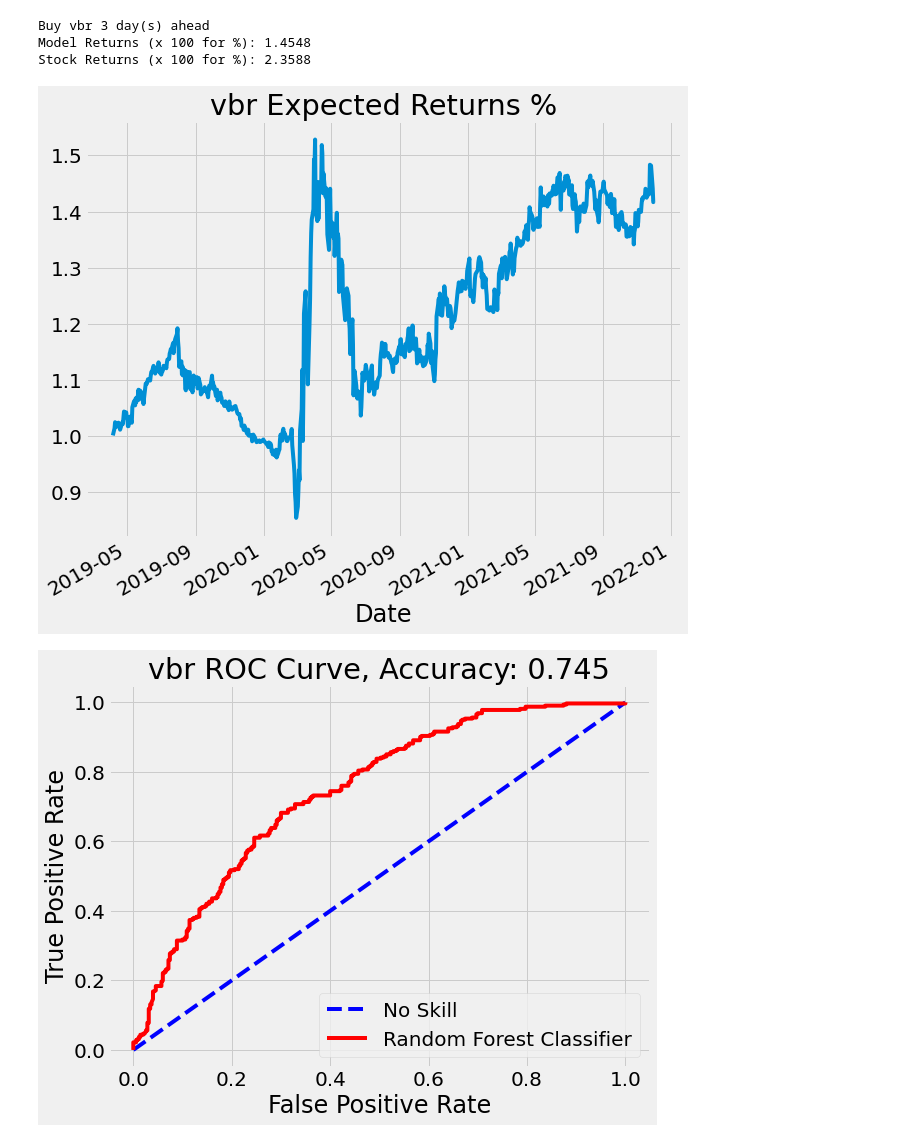
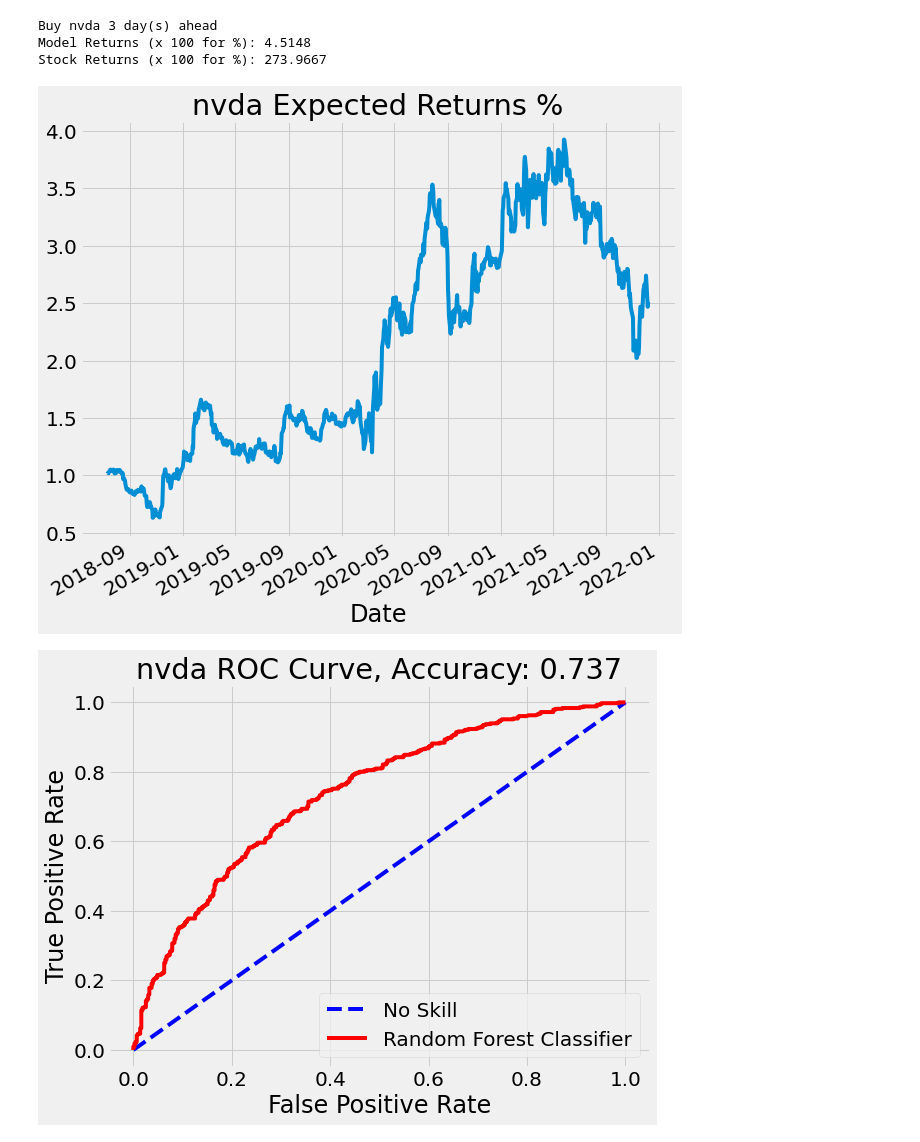
Before and after one commit to yuchild/next_n_day_stock_prediction_simple, a Jupyter notebook: testing.ipynb, the cells around one changed output. Drawn from its saved outputs; the diff is of its cells as text; code cells hidden in the pictures.

```diff
--- a/testing.ipynb
+++ b/testing.ipynb
@@ -210,14 +210,14 @@ Stock Returns (x 100 for %): 2.3588
 # %%
-stock_name = 'vbr'
+stock_name = 'nvda'
 fn.all_func(stock_name
            , start_dates[stock_name]
            , days_ahead = 3
            , model_name = model_name
            , days_back = 1
           )
 # %% [output]
-Buy vbr 3 day(s) ahead
-Model Returns (x 100 for %): 1.4548
-Stock Returns (x 100 for %): 2.3588
+Buy nvda 3 day(s) ahead
+Model Returns (x 100 for %): 4.5148
+Stock Returns (x 100 for %): 273.9667
-[figure, old version]
+[figure, new version]
-[figure, old version]
+[figure, new version]
```
Also changed, not shown: parts of 4 cells of this notebook, 45 other files.
